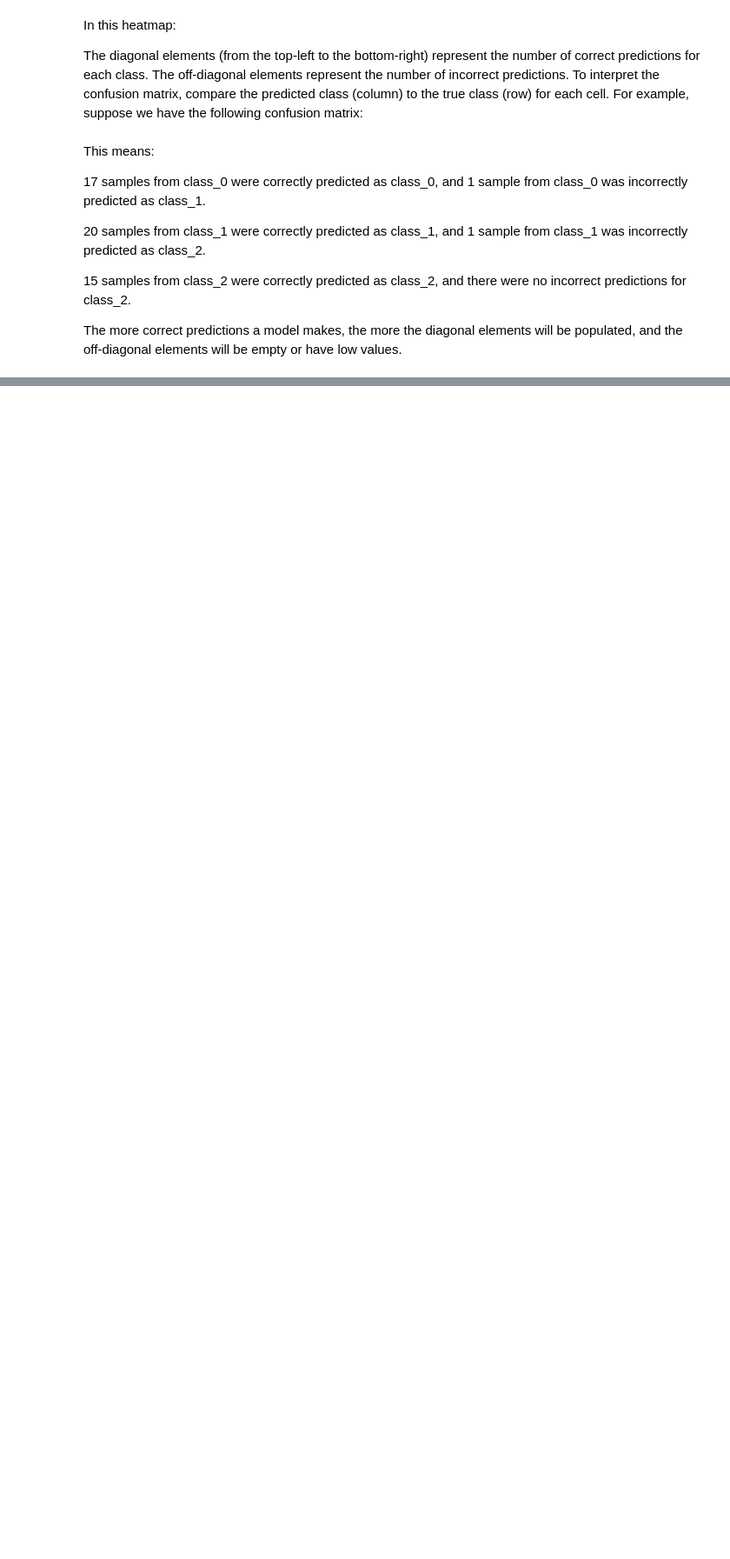
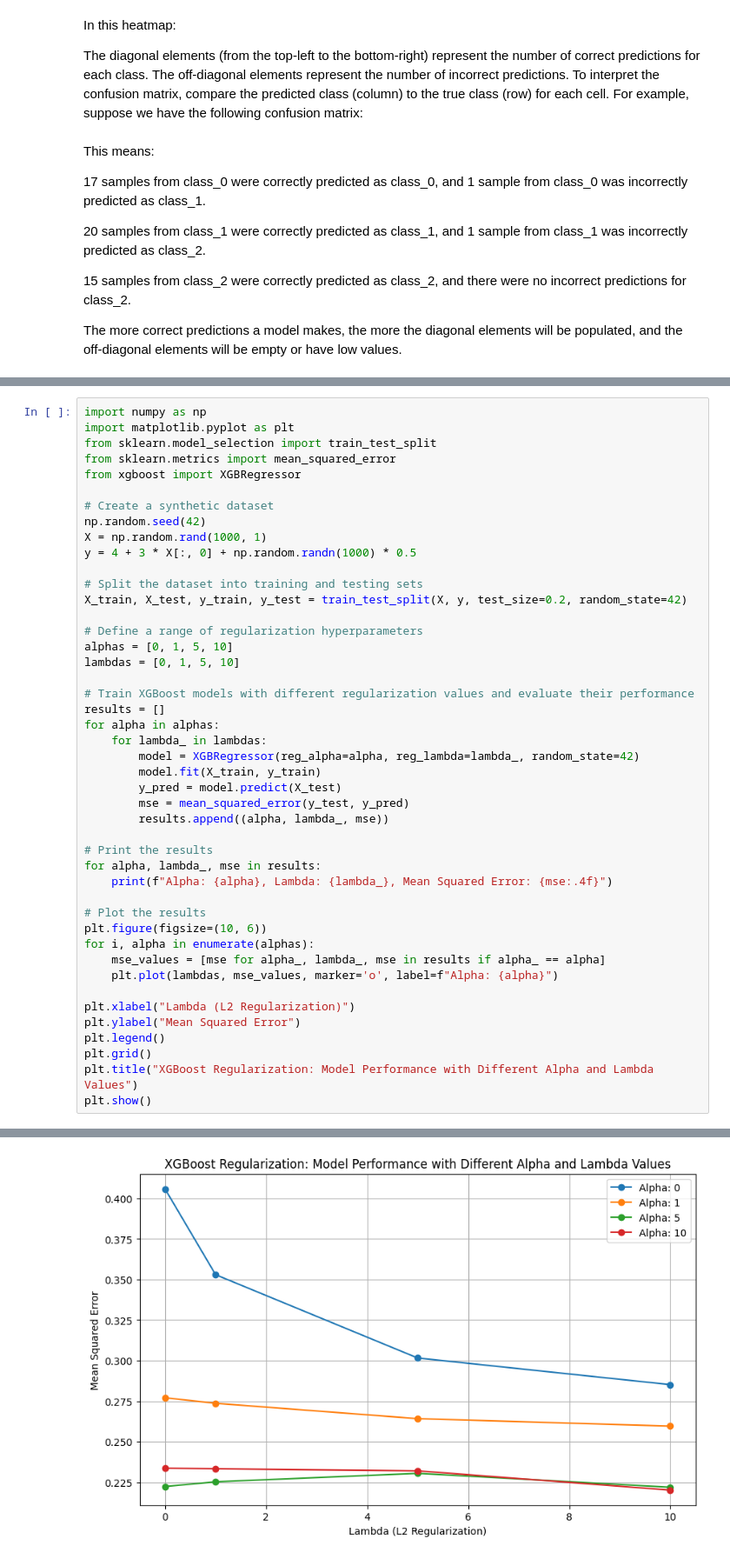
Before and after one commit to SSSpock/skillspire, a Jupyter notebook: intro_to_ml.ipynb, the cells around one changed output, grey strips where cells are left out. Shown: that part at 87% size. Saved outputs shown, nothing was run; the diff lists cells and outputs as text; blank space fills up the shorter version.

```diff
--- a/intro_to_ml.ipynb
+++ b/intro_to_ml.ipynb
@@ -480,0 +720,46 @@ The more correct predictions a model makes, the more the diagonal elements will
+# %%
+import numpy as np
+import matplotlib.pyplot as plt
+from sklearn.model_selection import train_test_split
+from sklearn.metrics import mean_squared_error
+from xgboost import XGBRegressor
+
+# Create a synthetic dataset
+np.random.seed(42)
+X = np.random.rand(1000, 1)
+y = 4 + 3 * X[:, 0] + np.random.randn(1000) * 0.5
+
+# Split the dataset into training and testing sets
+X_train, X_test, y_train, y_test = train_test_split(X, y, test_size=0.2, random_state=42)
+
+# Define a range of regularization hyperparameters
+alphas = [0, 1, 5, 10]
+lambdas = [0, 1, 5, 10]
+
+# Train XGBoost models with different regularization values and evaluate their performance
+results = []
+for alpha in alphas:
+    for lambda_ in lambdas:
+        model = XGBRegressor(reg_alpha=alpha, reg_lambda=lambda_, random_state=42)
+        model.fit(X_train, y_train)
+        y_pred = model.predict(X_test)
+        mse = mean_squared_error(y_test, y_pred)
+        results.append((alpha, lambda_, mse))
+
+# Print the results
+for alpha, lambda_, mse in results:
+    print(f"Alpha: {alpha}, Lambda: {lambda_}, Mean Squared Error: {mse:.4f}")
+
+# Plot the results
+plt.figure(figsize=(10, 6))
+for i, alpha in enumerate(alphas):
+    mse_values = [mse for alpha_, lambda_, mse in results if alpha_ == alpha]
+    plt.plot(lambdas, mse_values, marker='o', label=f"Alpha: {alpha}")
+
+plt.xlabel("Lambda (L2 Regularization)")
+plt.ylabel("Mean Squared Error")
+plt.legend()
+plt.grid()
+plt.title("XGBoost Regularization: Model Performance with Different Alpha and Lambda Values")
+plt.show()
+# %% [output]
@@ -480,0 +782 @@ The more correct predictions a model makes, the more the diagonal elements will
+[figure, added]
```
Also changed, not shown: parts of 28 cells of this notebook.
